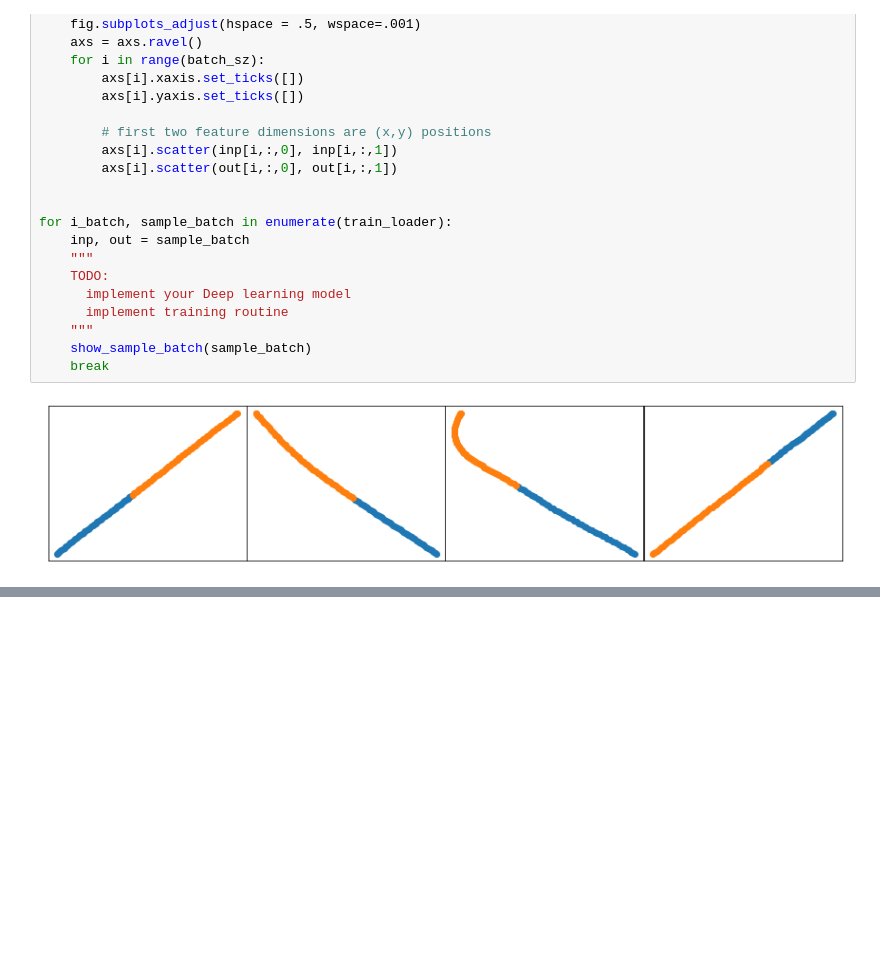
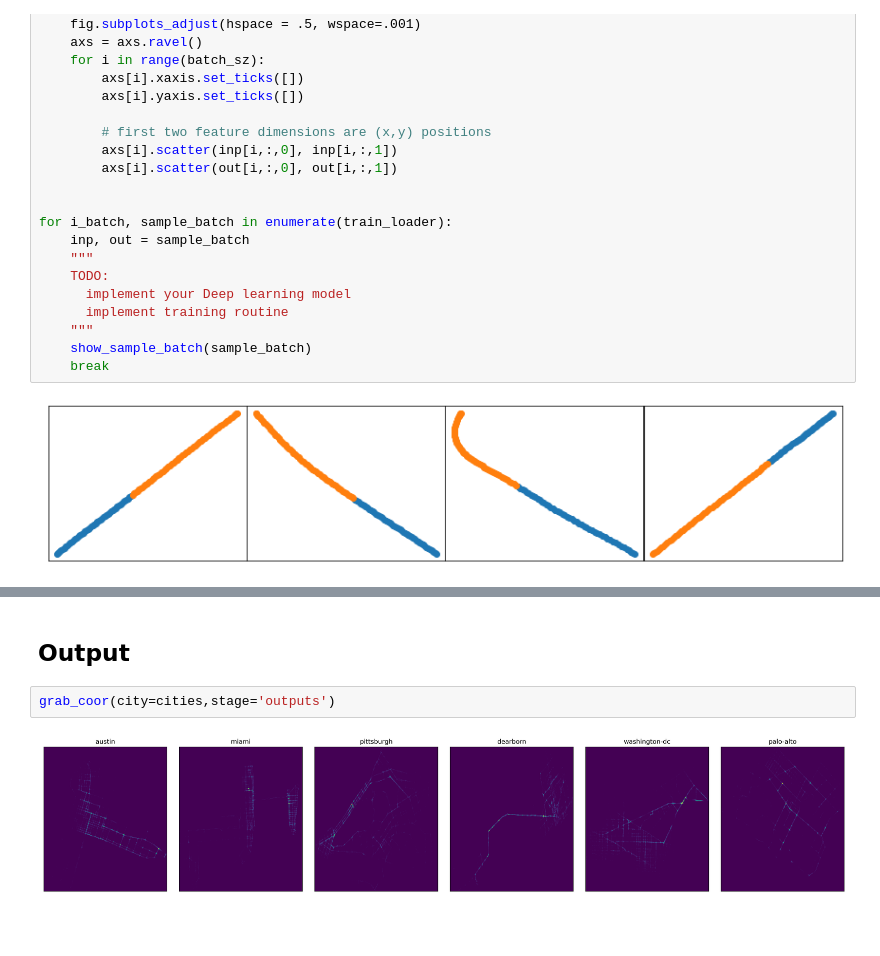
Before and after one commit to cepan/Autonomous_Vehicle_Trajectory_Prediction, a Jupyter notebook: argo2/Load_Argo2_Public.ipynb, the cells around one changed output, grey strips where cells are left out. Cells and saved outputs as stored; diff of their text form; blank space fills up the shorter version.

```diff
--- a/argo2/Load_Argo2_Public.ipynb
+++ b/argo2/Load_Argo2_Public.ipynb
@@ -115,0 +151,8 @@ for i_batch, sample_batch in enumerate(train_loader):
+# %% [markdown]
+## Output
+# %%
+grab_coor(city=cities,stage='outputs')
+# %% [output]
+[figure, added]
+# %% [markdown]
+###
```
Also changed, not shown: parts of 9 cells of this notebook.
